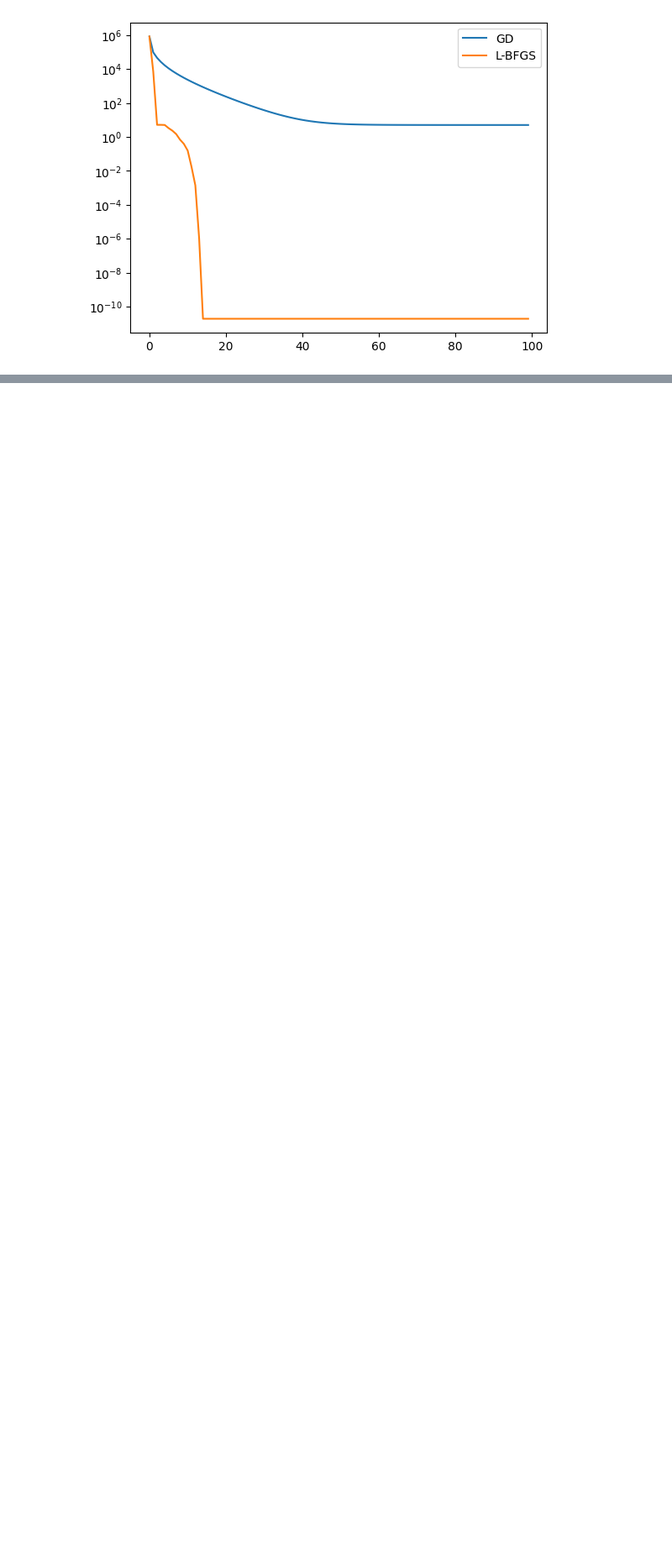
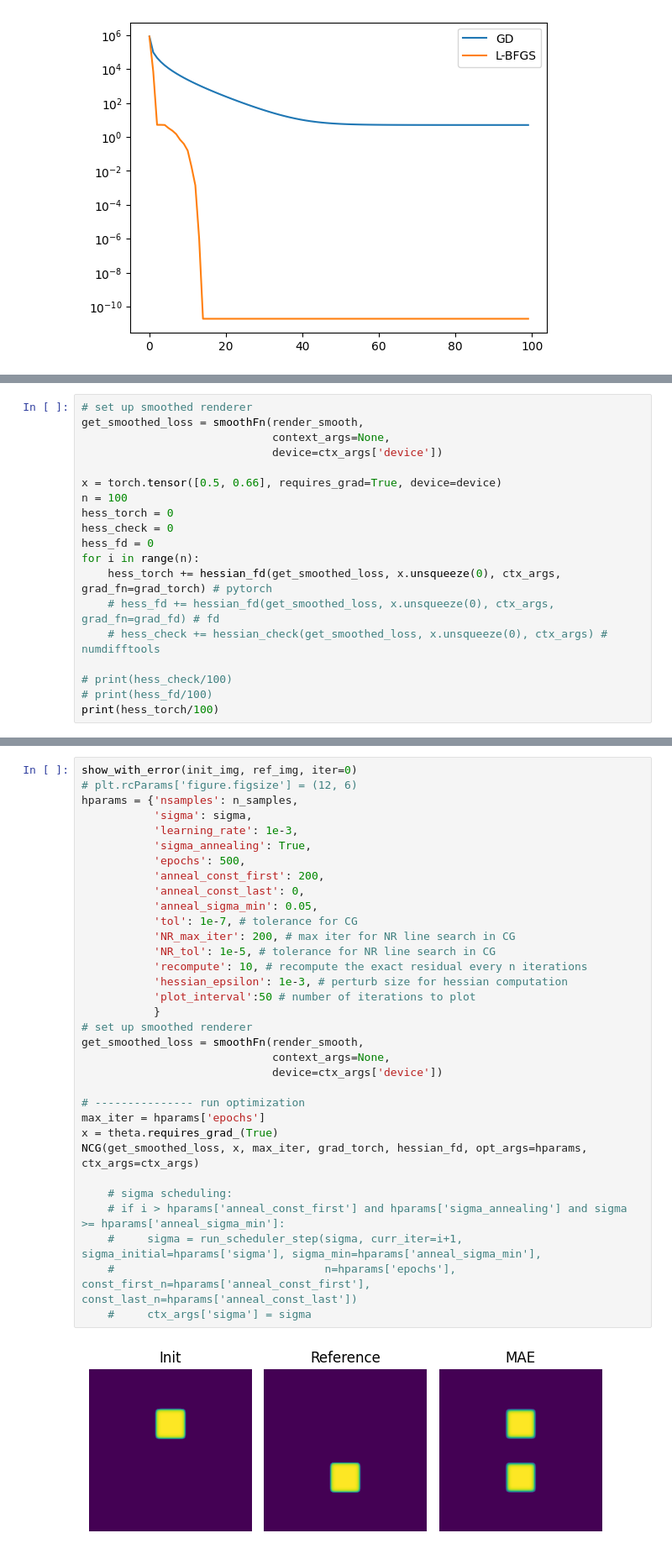
Before and after one commit to wangzican/prdpt2024, a Jupyter notebook: code/optimizations.ipynb, the cells around one changed output, grey strips where cells are left out. Shown at 84% size. Drawn from its saved outputs; the diff is of its cells as text; blank space fills up the shorter version.

```diff
--- a/code/optimizations.ipynb
+++ b/code/optimizations.ipynb
@@ -198,0 +301,19 @@ plt.show()
+# %%
+# set up smoothed renderer
+get_smoothed_loss = smoothFn(render_smooth,
+                             context_args=None,
+                             device=ctx_args['device'])
+
+x = torch.tensor([0.5, 0.66], requires_grad=True, device=device)
+n = 100
+hess_torch = 0
+hess_check = 0
+hess_fd = 0
+for i in range(n):
+    hess_torch += hessian_fd(get_smoothed_loss, x.unsqueeze(0), ctx_args, grad_fn=grad_torch) # pytorch
+    # hess_fd += hessian_fd(get_smoothed_loss, x.unsqueeze(0), ctx_args, grad_fn=grad_fd) # fd
+    # hess_check += hessian_check(get_smoothed_loss, x.unsqueeze(0), ctx_args) # numdifftools
+
+# print(hess_check/100)
+# print(hess_fd/100)
+print(hess_torch/100)
@@ -198,0 +384,35 @@ plt.show()
+# %%
+show_with_error(init_img, ref_img, iter=0)
+# plt.rcParams['figure.figsize'] = (12, 6)
+hparams = {'nsamples': n_samples,
+           'sigma': sigma,
+           'learning_rate': 1e-3,
+           'sigma_annealing': True,
+           'epochs': 500,
+           'anneal_const_first': 200,
+           'anneal_const_last': 0,
+           'anneal_sigma_min': 0.05,
+           'tol': 1e-7, # tolerance for CG
+           'NR_max_iter': 200, # max iter for NR line search in CG
+           'NR_tol': 1e-5, # tolerance for NR line search in CG
+           'recompute': 10, # recompute the exact residual every n iterations
+           'hessian_epsilon': 1e-3, # perturb size for hessian computation
+           'plot_interval':50 # number of iterations to plot
+           }
+# set up smoothed renderer
+get_smoothed_loss = smoothFn(render_smooth,
+                             context_args=None,
+                             device=ctx_args['device'])
+
+# --------------- run optimization
+max_iter = hparams['epochs']
+x = theta.requires_grad_(True)
+NCG(get_smoothed_loss, x, max_iter, grad_torch, hessian_fd, opt_args=hparams, ctx_args=ctx_args)
+
+    # sigma scheduling:
+    # if i > hparams['anneal_const_first'] and hparams['sigma_annealing'] and sigma >= hparams['anneal_sigma_min']:
+    #     sigma = run_scheduler_step(sigma, curr_iter=i+1, sigma_initial=hparams['sigma'], sigma_min=hparams['anneal_sigma_min'],
+    #                                n=hparams['epochs'], const_first_n=hparams['anneal_const_first'], const_last_n=hparams['anneal_const_last'])
+    #     ctx_args['sigma'] = sigma
+# %% [output]
+[figure, added]
```
Also changed, not shown: parts of 7 cells of this notebook, 10 other files.
